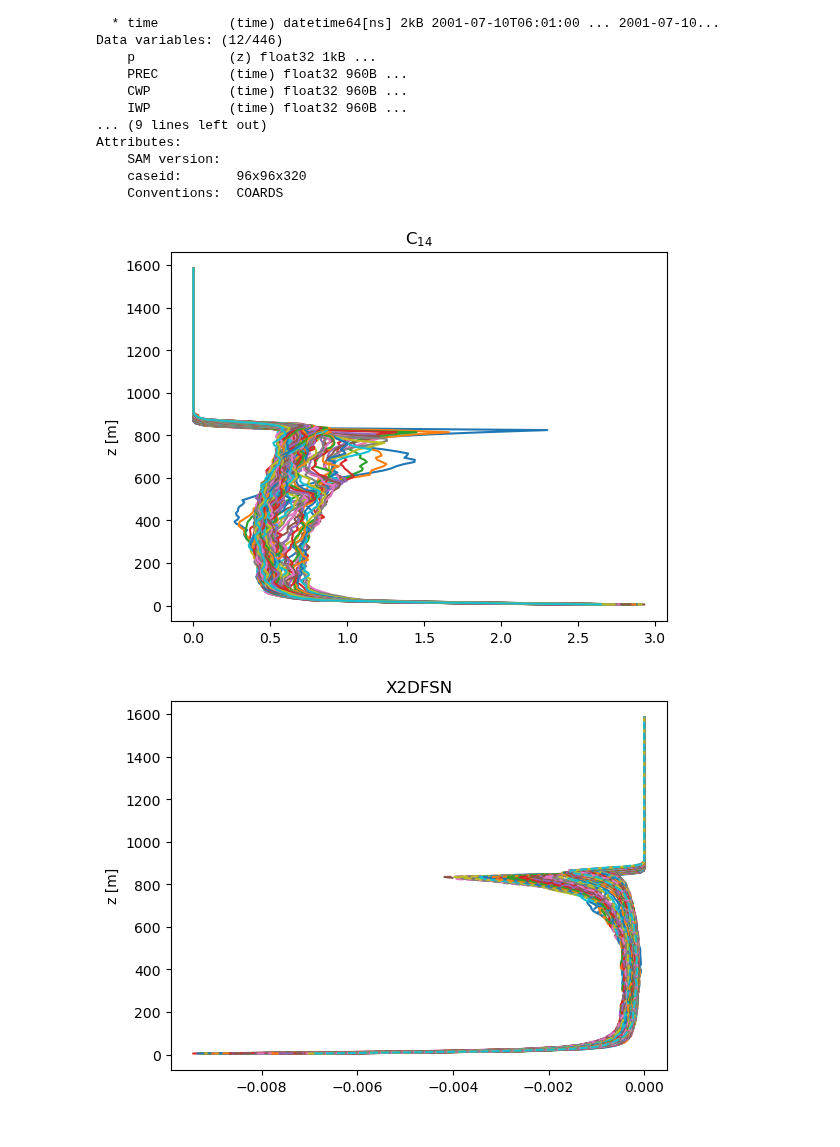
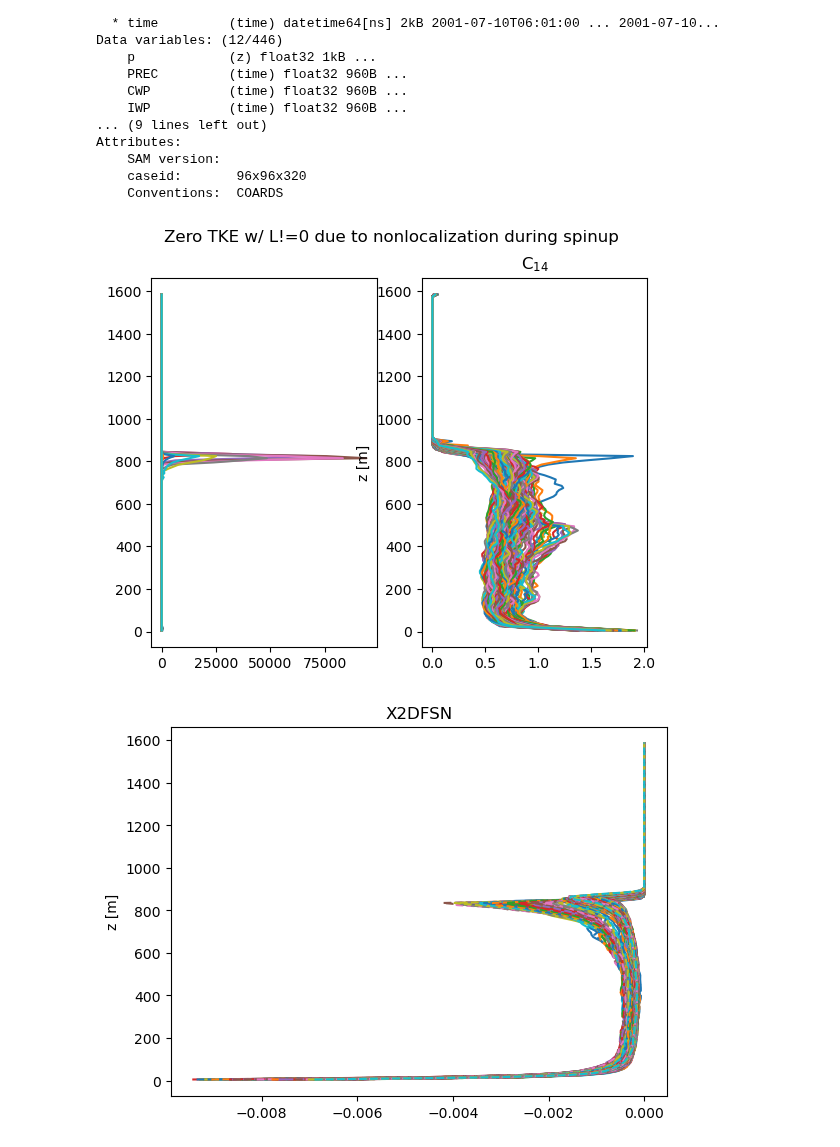
Before and after one commit to adconnolly/CLUBBiNN, a Jupyter notebook: analysis_notebooks/plot_distribution_C14_DYCOMS.ipynb, the cells around one changed output. Drawn from its saved outputs; the diff is of its cells as text; code cells hidden in the pictures.

```diff
--- a/analysis_notebooks/plot_distribution_C14_DYCOMS.ipynb
+++ b/analysis_notebooks/plot_distribution_C14_DYCOMS.ipynb
@@ -55,12 +55,15 @@ C14 = get_C14(ds)
 # %%
 itime = range(30, ngrdcol)
 kstart = 0
 kend = nzm  # -21 #int(0.75*nzm)
-plt.plot(C14[itime, kstart:kend].T, zt[itime, kstart:kend].T)  # ,label='C14')
+fig, axs = plt.subplots ( 1, 2 )
+axs[0].plot(C14[:, kstart:kend].T, zt[:, kstart:kend].T , label='All times')
+axs[1].plot(C14[itime, kstart:kend].T, zt[itime, kstart:kend].T , label='t>30 h')
+fig.suptitle("Zero TKE w/ L!=0 due to nonlocalization during spinup")
 plt.ylabel("z [m]")
 plt.title(r"C$_{14}$");
 # %% [output]
-[figure, old version]
+[figure, new version]
 # %%
 U2DFSN = sam.stagger_var("U2DFSN", ds, zt)
 V2DFSN = sam.stagger_var("V2DFSN", ds, zt)
```
Also changed, not shown: parts of 4 cells of this notebook, 5 other files.
